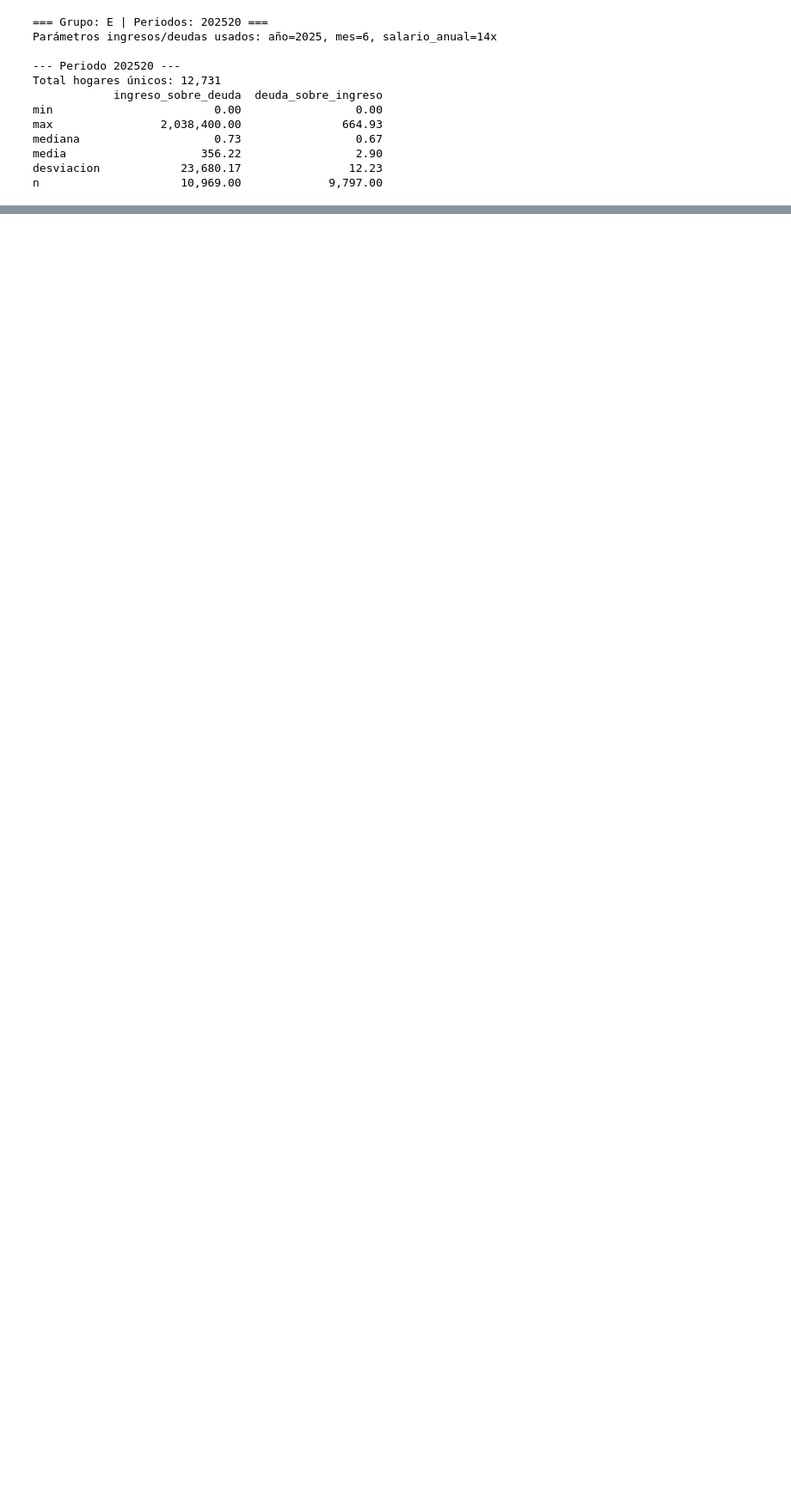
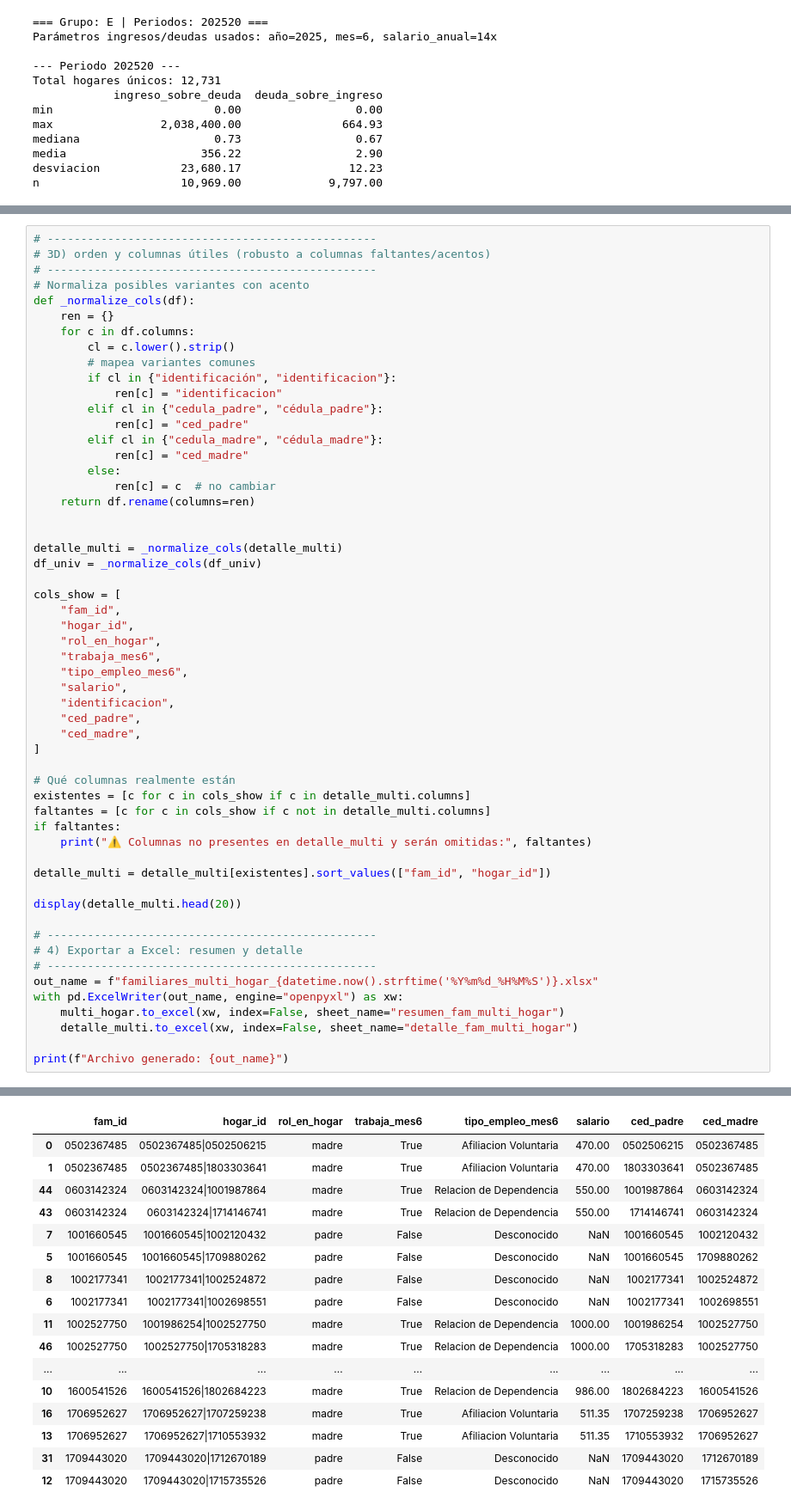
Before and after one commit to AndreiFloresU/Vulnerabilidad, a Jupyter notebook: p.ipynb, the cells around one changed output, grey strips where cells are left out. Shown at 86% size. Drawn from its saved outputs; the diff is of its cells as text; blank space fills up the shorter version.

```diff
--- a/p.ipynb
+++ b/p.ipynb
@@ -378,0 +607,56 @@ n                     10,969.00             9,797.00
+# %%
+# -------------------------------------------------
+# 3D) orden y columnas útiles (robusto a columnas faltantes/acentos)
+# -------------------------------------------------
+# Normaliza posibles variantes con acento
+def _normalize_cols(df):
+    ren = {}
+    for c in df.columns:
+        cl = c.lower().strip()
+        # mapea variantes comunes
+        if cl in {"identificación", "identificacion"}:
+            ren[c] = "identificacion"
+        elif cl in {"cedula_padre", "cédula_padre"}:
+            ren[c] = "ced_padre"
+        elif cl in {"cedula_madre", "cédula_madre"}:
+            ren[c] = "ced_madre"
+        else:
+            ren[c] = c  # no cambiar
+    return df.rename(columns=ren)
+
+
+detalle_multi = _normalize_cols(detalle_multi)
+df_univ = _normalize_cols(df_univ)
+
+cols_show = [
+    "fam_id",
+    "hogar_id",
+    "rol_en_hogar",
+    "trabaja_mes6",
+    "tipo_empleo_mes6",
+    "salario",
+    "identificacion",
+    "ced_padre",
+    "ced_madre",
+]
+
+# Qué columnas realmente están
+existentes = [c for c in cols_show if c in detalle_multi.columns]
+faltantes = [c for c in cols_show if c not in detalle_multi.columns]
+if faltantes:
+    print("⚠️ Columnas no presentes en detalle_multi y serán omitidas:", faltantes)
+
+detalle_multi = detalle_multi[existentes].sort_values(["fam_id", "hogar_id"])
+
+display(detalle_multi.head(20))
+
+# -------------------------------------------------
+# 4) Exportar a Excel: resumen y detalle
+# -------------------------------------------------
+out_name = f"familiares_multi_hogar_{datetime.now().strftime('%Y%m%d_%H%M%S')}.xlsx"
+with pd.ExcelWriter(out_name, engine="openpyxl") as xw:
+    multi_hogar.to_excel(xw, index=False, sheet_name="resumen_fam_multi_hogar")
+    detalle_multi.to_excel(xw, index=False, sheet_name="detalle_fam_multi_hogar")
+
+print(f"Archivo generado: {out_name}")
+# %% [output]
@@ -378,0 +664,17 @@ n                     10,969.00             9,797.00
+|  | fam_id | hogar_id | rol_en_hogar | trabaja_mes6 | tipo_empleo_mes6 | salario | ced_padre | ced_madre |
+| 0 | 0502367485 | 0502367485|0502506215 | madre | True | Afiliacion Voluntaria | 470.00 | 0502506215 | 0502367485 |
+| 1 | 0502367485 | 0502367485|1803303641 | madre | True | Afiliacion Voluntaria | 470.00 | 1803303641 | 0502367485 |
+| 44 | 0603142324 | 0603142324|1001987864 | madre | True | Relacion de Dependencia | 550.00 | 1001987864 | 0603142324 |
+| 43 | 0603142324 | 0603142324|1714146741 | madre | True | Relacion de Dependencia | 550.00 | 1714146741 | 0603142324 |
+| 7 | 1001660545 | 1001660545|1002120432 | padre | False | Desconocido | NaN | 1001660545 | 1002120432 |
+| 5 | 1001660545 | 1001660545|1709880262 | padre | False | Desconocido | NaN | 1001660545 | 1709880262 |
+| 8 | 1002177341 | 1002177341|1002524872 | padre | False | Desconocido | NaN | 1002177341 | 1002524872 |
+| 6 | 1002177341 | 1002177341|1002698551 | padre | False | Desconocido | NaN | 1002177341 | 1002698551 |
+| 11 | 1002527750 | 1001986254|1002527750 | madre | True | Relacion de Dependencia | 1000.00 | 1001986254 | 1002527750 |
+| 46 | 1002527750 | 1002527750|1705318283 | madre | True | Relacion de Dependencia | 1000.00 | 1705318283 | 1002527750 |
+| ... | ... | ... | ... | ... | ... | ... | ... | ... |
+| 10 | 1600541526 | 1600541526|1802684223 | madre | True | Relacion de Dependencia | 986.00 | 1802684223 | 1600541526 |
+| 16 | 1706952627 | 1706952627|1707259238 | madre | True | Afiliacion Voluntaria | 511.35 | 1707259238 | 1706952627 |
+| 13 | 1706952627 | 1706952627|1710553932 | madre | True | Afiliacion Voluntaria | 511.35 | 1710553932 | 1706952627 |
+| 31 | 1709443020 | 1709443020|1712670189 | padre | False | Desconocido | NaN | 1709443020 | 1712670189 |
+| 12 | 1709443020 | 1709443020|1715735526 | padre | False | Desconocido | NaN | 1709443020 | 1715735526 |
```
Also changed, not shown: parts of 3 cells of this notebook, 6 other files.
